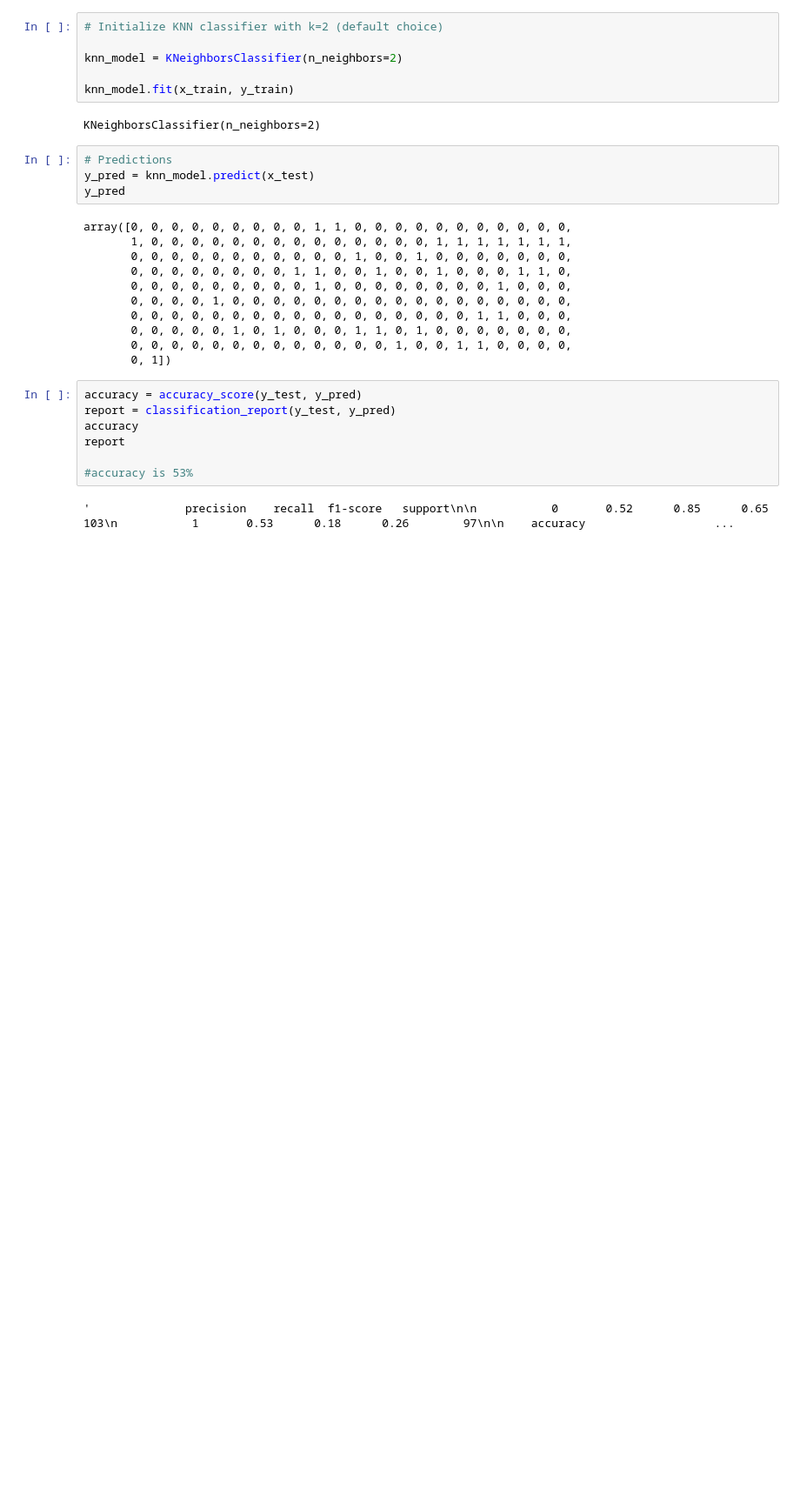
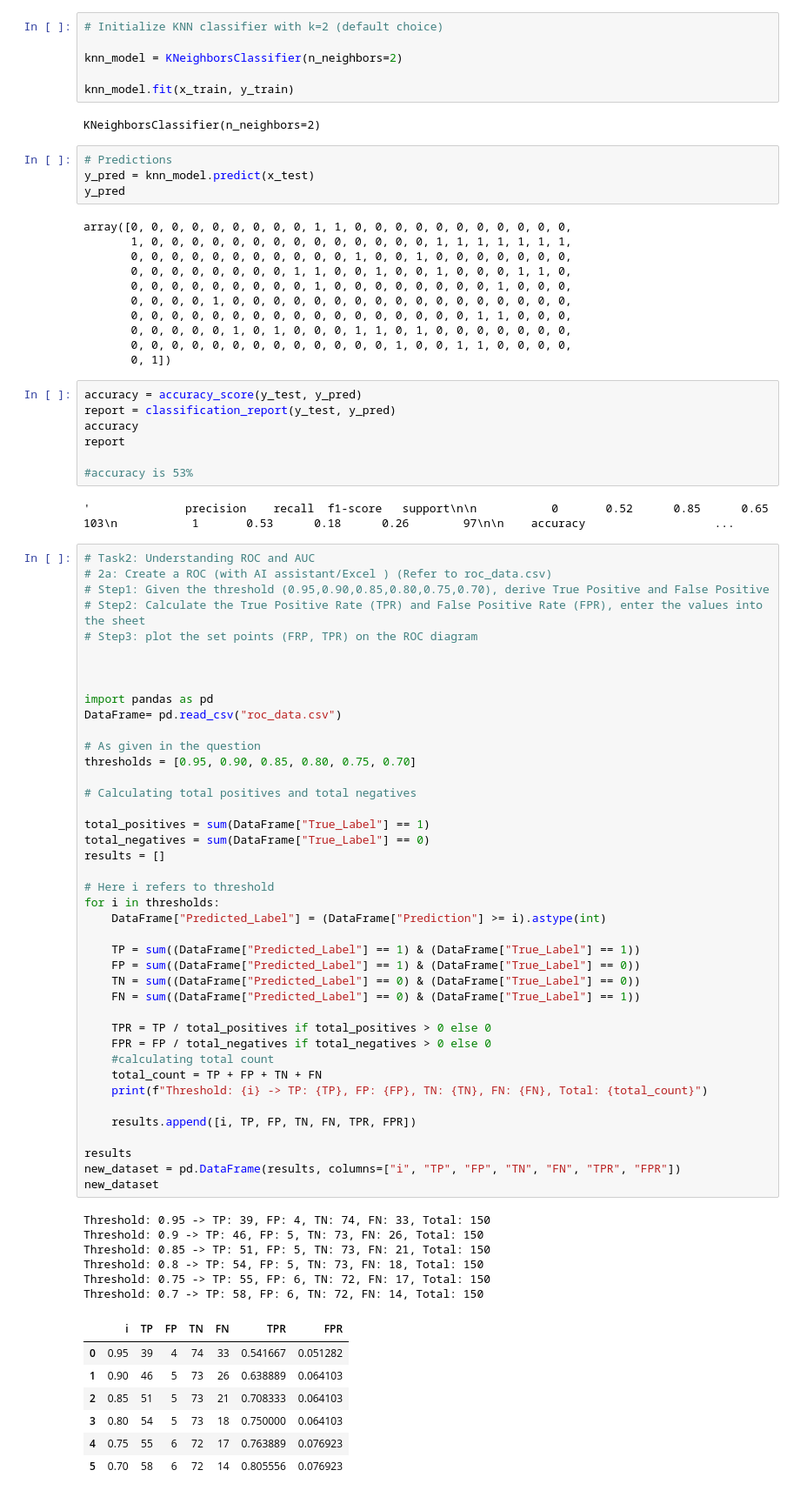
Before and after one commit to rushali09/IS-733, a Jupyter notebook: HW_2.ipynb, the cells around one changed output. Shown at 87% size. Cells and saved outputs as stored; diff of their text form; blank space fills up the shorter version.

```diff
--- a/HW_2.ipynb
+++ b/HW_2.ipynb
@@ -121,3 +122,58 @@ report
 #accuracy is 53%
 # %% [output]
 '              precision    recall  f1-score   support\n\n           0       0.52      0.85      0.65       103\n           1       0.53      0.18      0.26        97\n\n    accuracy                   ...
+# %%
+# Task2: Understanding ROC and AUC
+# 2a: Create a ROC (with AI assistant/Excel ) (Refer to roc_data.csv)
+# Step1: Given the threshold (0.95,0.90,0.85,0.80,0.75,0.70), derive True Positive and False Positive
+# Step2: Calculate the True Positive Rate (TPR) and False Positive Rate (FPR), enter the values into the sheet
+# Step3: plot the set points (FRP, TPR) on the ROC diagram
+
+
+
+import pandas as pd
+DataFrame= pd.read_csv("roc_data.csv")
+
+# As given in the question
+thresholds = [0.95, 0.90, 0.85, 0.80, 0.75, 0.70]
+
+# Calculating total positives and total negatives
+
+total_positives = sum(DataFrame["True_Label"] == 1)
+total_negatives = sum(DataFrame["True_Label"] == 0)
+results = []
+
+# Here i refers to threshold
+for i in thresholds:
+    DataFrame["Predicted_Label"] = (DataFrame["Prediction"] >= i).astype(int)
+
+    TP = sum((DataFrame["Predicted_Label"] == 1) & (DataFrame["True_Label"] == 1))
+    FP = sum((DataFrame["Predicted_Label"] == 1) & (DataFrame["True_Label"] == 0))
+    TN = sum((DataFrame["Predicted_Label"] == 0) & (DataFrame["True_Label"] == 0))
+    FN = sum((DataFrame["Predicted_Label"] == 0) & (DataFrame["True_Label"] == 1))
+
+    TPR = TP / total_positives if total_positives > 0 else 0
+    FPR = FP / total_negatives if total_negatives > 0 else 0
+    #calculating total count
+    total_count = TP + FP + TN + FN
+    print(f"Threshold: {i} -> TP: {TP}, FP: {FP}, TN: {TN}, FN: {FN}, Total: {total_count}")
+
+    results.append([i, TP, FP, TN, FN, TPR, FPR])
+
+results
+new_dataset = pd.DataFrame(results, columns=["i", "TP", "FP", "TN", "FN", "TPR", "FPR"])
+new_dataset
+# %% [output]
+Threshold: 0.95 -> TP: 39, FP: 4, TN: 74, FN: 33, Total: 150
+Threshold: 0.9 -> TP: 46, FP: 5, TN: 73, FN: 26, Total: 150
+Threshold: 0.85 -> TP: 51, FP: 5, TN: 73, FN: 21, Total: 150
+Threshold: 0.8 -> TP: 54, FP: 5, TN: 73, FN: 18, Total: 150
+Threshold: 0.75 -> TP: 55, FP: 6, TN: 72, FN: 17, Total: 150
+Threshold: 0.7 -> TP: 58, FP: 6, TN: 72, FN: 14, Total: 150
+|  | i | TP | FP | TN | FN | TPR | FPR |
+| 0 | 0.95 | 39 | 4 | 74 | 33 | 0.541667 | 0.051282 |
+| 1 | 0.90 | 46 | 5 | 73 | 26 | 0.638889 | 0.064103 |
+| 2 | 0.85 | 51 | 5 | 73 | 21 | 0.708333 | 0.064103 |
+| 3 | 0.80 | 54 | 5 | 73 | 18 | 0.750000 | 0.064103 |
+| 4 | 0.75 | 55 | 6 | 72 | 17 | 0.763889 | 0.076923 |
+| 5 | 0.70 | 58 | 6 | 72 | 14 | 0.805556 | 0.076923 |
```
Also changed, not shown: parts of 3 cells of this notebook, 1 other file.
